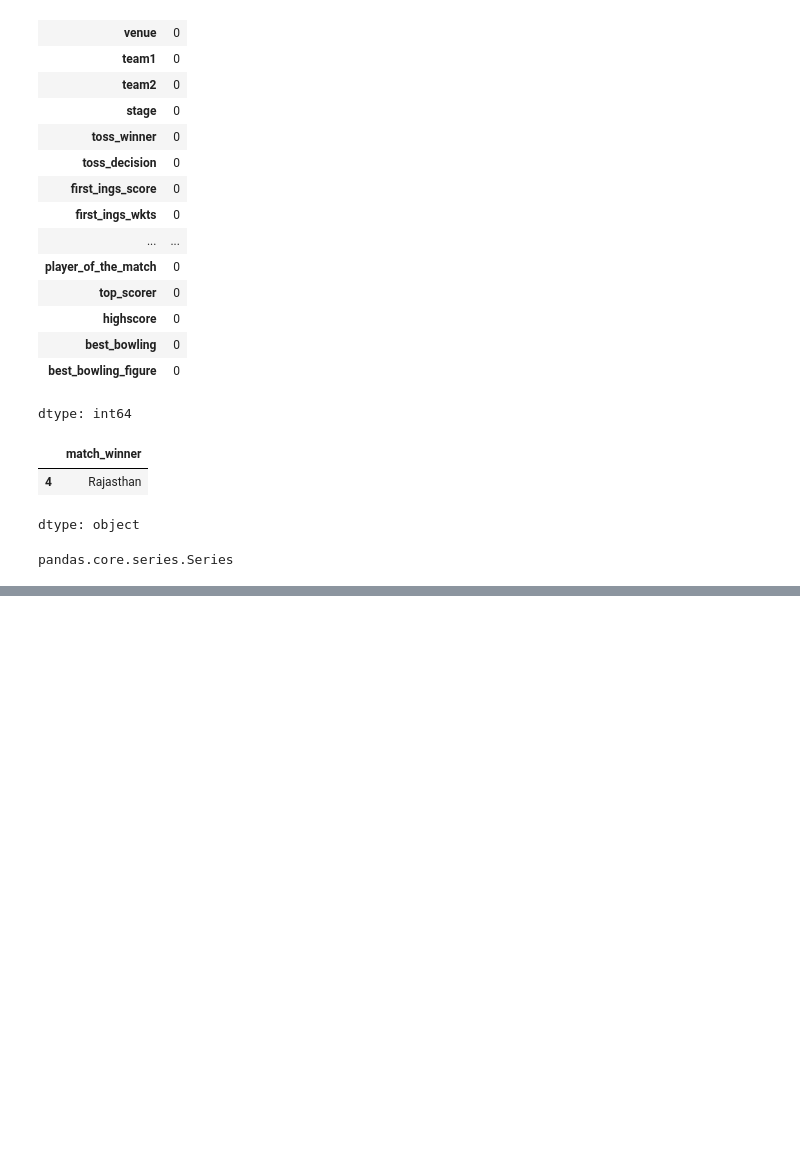
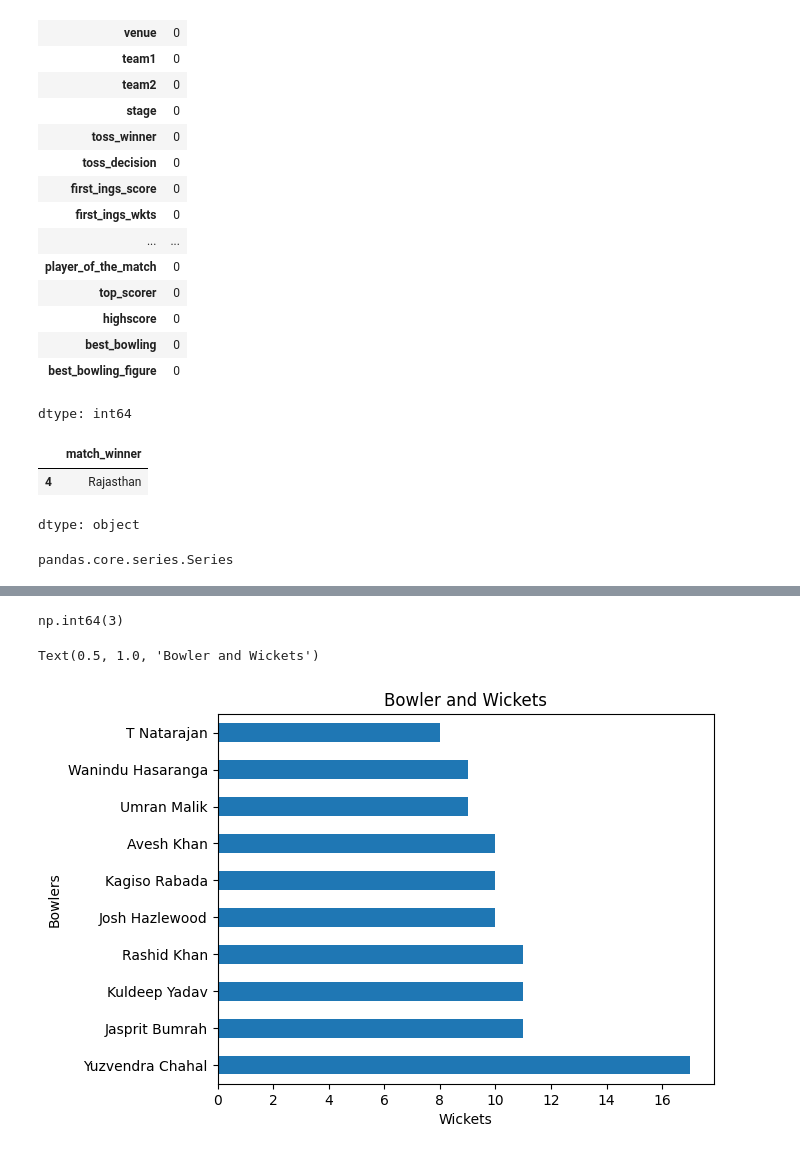
Before and after one commit to Aniket-Kumar-7/MATLlab, a Jupyter notebook: Matlab.ipynb, the cells around one changed output, grey strips where cells are left out. Cells and saved outputs as stored; diff of their text form; code cells hidden in the pictures; blank space fills up the shorter version.

```diff
--- a/Matlab.ipynb
+++ b/Matlab.ipynb
@@ -430,0 +262,14 @@ dtype: int64
+# %%
+df['higest_wickets']=df['best_bowling_figure'].apply(lambda x:x.split('--')[0]).astype(int)
+df['higest_wickets'][0]
+# %% [output]
+np.int64(3)
+# %%
+top_bowlers=df.groupby('best_bowling')['higest_wickets'].sum().sort_values(ascending=False).head(10)
+top_bowlers.plot(kind='barh')
+plt.xlabel('Wickets')
+plt.ylabel('Bowlers')
+plt.title('Bowler and Wickets')
+# %% [output]
+Text(0.5, 1.0, 'Bowler and Wickets')
+[figure, added]
```
Also changed, not shown: parts of 37 cells of this notebook.
